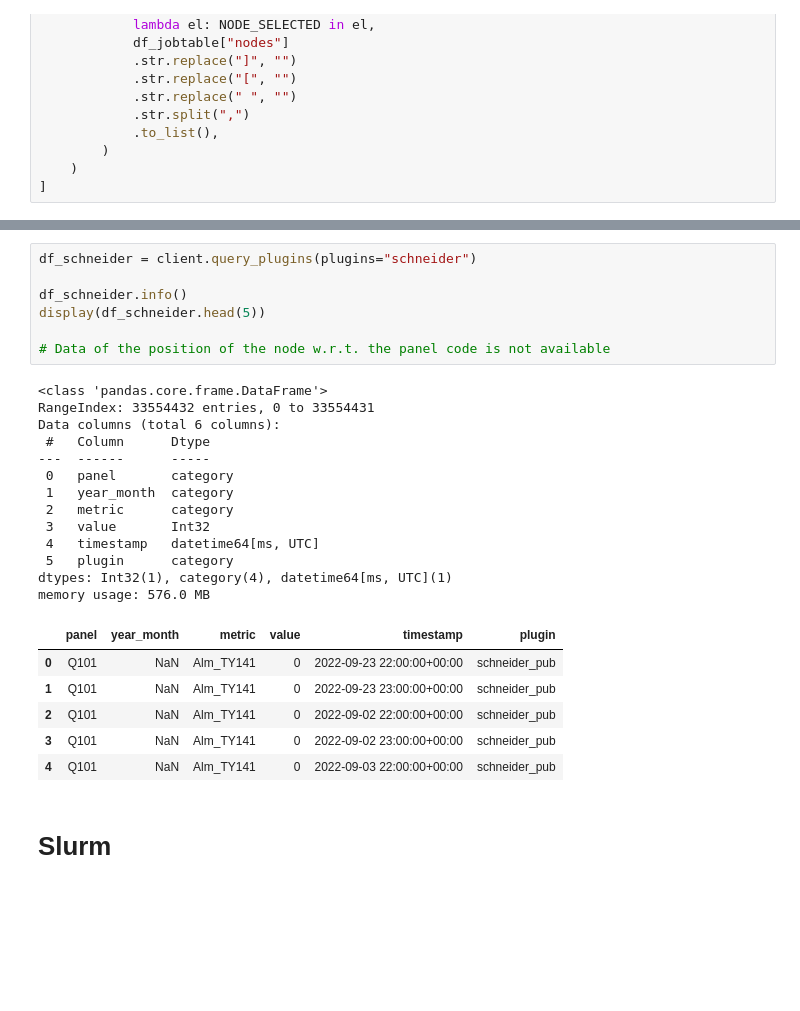
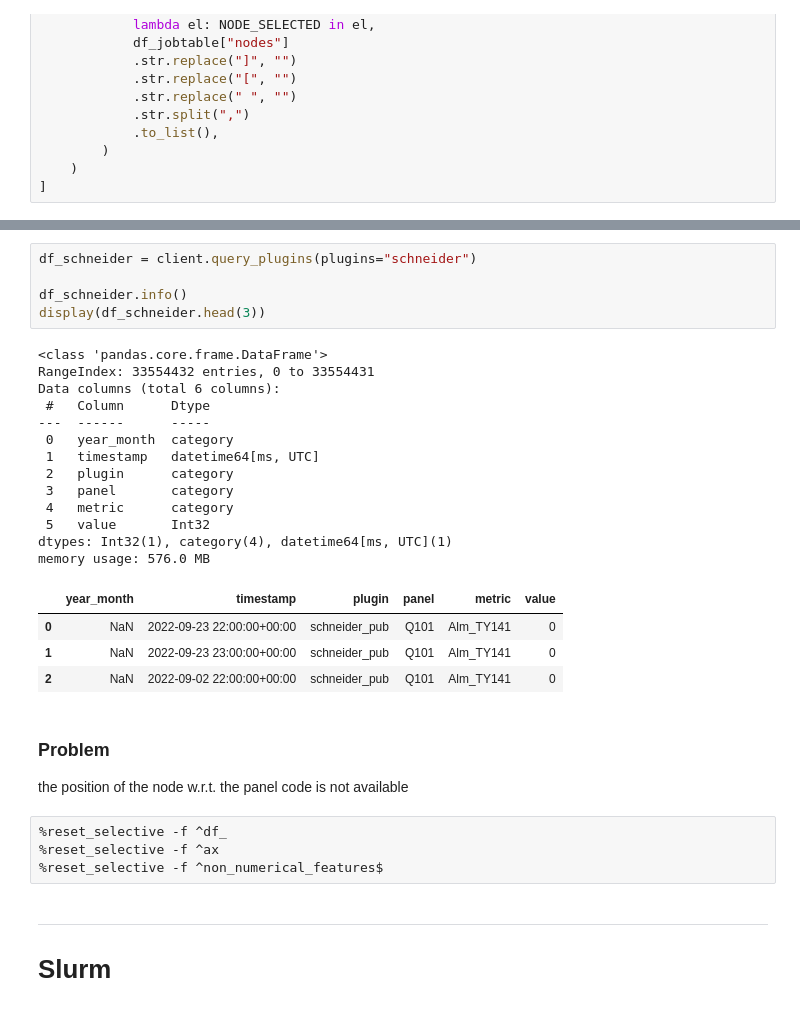
Before and after one commit to RiccardoEvangelisti/Anomaly-Detection, a Jupyter notebook: Data_Exploration.ipynb, the cells around one changed output, grey strips where cells are left out. Cells and saved outputs as stored; diff of their text form; blank space fills up the shorter version.

```diff
--- a/Data_Exploration.ipynb
+++ b/Data_Exploration.ipynb
@@ -897,31 +913,35 @@ NOT NUMERICAL METRICS: []
 # %%
 df_schneider = client.query_plugins(plugins="schneider")
 
 df_schneider.info()
-display(df_schneider.head(5))
-
-# Data of the position of the node w.r.t. the panel code is not available
+display(df_schneider.head(3))
 # %% [output]
 <class 'pandas.core.frame.DataFrame'>
 RangeIndex: 33554432 entries, 0 to 33554431
 Data columns (total 6 columns):
  #   Column      Dtype
 ---  ------      -----
- 0   panel       category
- 1   year_month  category
- 2   metric      category
- 3   value       Int32
- 4   timestamp   datetime64[ms, UTC]
- 5   plugin      category
+ 0   year_month  category
+ 1   timestamp   datetime64[ms, UTC]
+ 2   plugin      category
+ 3   panel       category
+ 4   metric      category
+ 5   value       Int32
 dtypes: Int32(1), category(4), datetime64[ms, UTC](1)
 memory usage: 576.0 MB
-|  | panel | year_month | metric | value | timestamp | plugin |
-| 0 | Q101 | NaN | Alm_TY141 | 0 | 2022-09-23 22:00:00+00:00 | schneider_pub |
-| 1 | Q101 | NaN | Alm_TY141 | 0 | 2022-09-23 23:00:00+00:00 | schneider_pub |
-| 2 | Q101 | NaN | Alm_TY141 | 0 | 2022-09-02 22:00:00+00:00 | schneider_pub |
-| 3 | Q101 | NaN | Alm_TY141 | 0 | 2022-09-02 23:00:00+00:00 | schneider_pub |
-| 4 | Q101 | NaN | Alm_TY141 | 0 | 2022-09-03 22:00:00+00:00 | schneider_pub |
+|  | year_month | timestamp | plugin | panel | metric | value |
+| 0 | NaN | 2022-09-23 22:00:00+00:00 | schneider_pub | Q101 | Alm_TY141 | 0 |
+| 1 | NaN | 2022-09-23 23:00:00+00:00 | schneider_pub | Q101 | Alm_TY141 | 0 |
+| 2 | NaN | 2022-09-02 22:00:00+00:00 | schneider_pub | Q101 | Alm_TY141 | 0 |
+# %% [markdown]
+### Problem
+the position of the node w.r.t. the panel code is not available
+# %%
+%reset_selective -f ^df_
+%reset_selective -f ^ax
+%reset_selective -f ^non_numerical_features$
 # %% [markdown]
+---
 # Slurm
 # %%
 _metrics_description(plugin="slurm")
```
Also changed, not shown: parts of 22 cells of this notebook.
